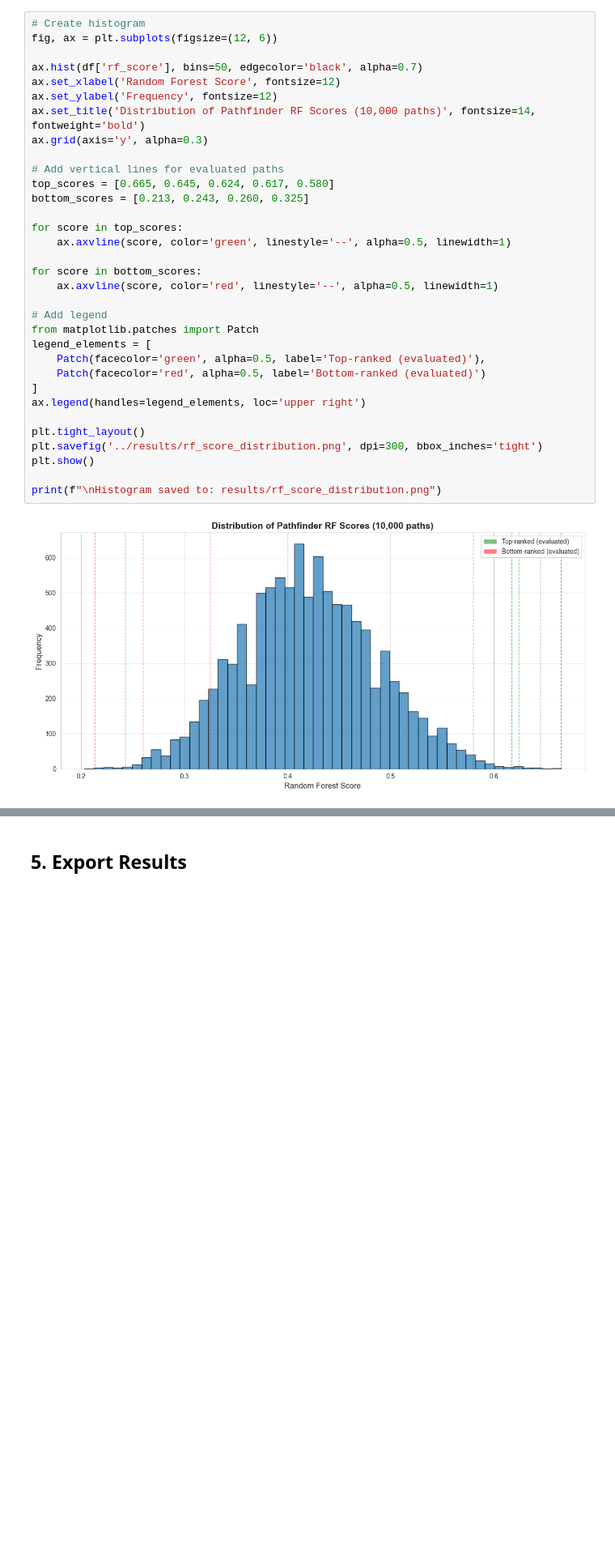
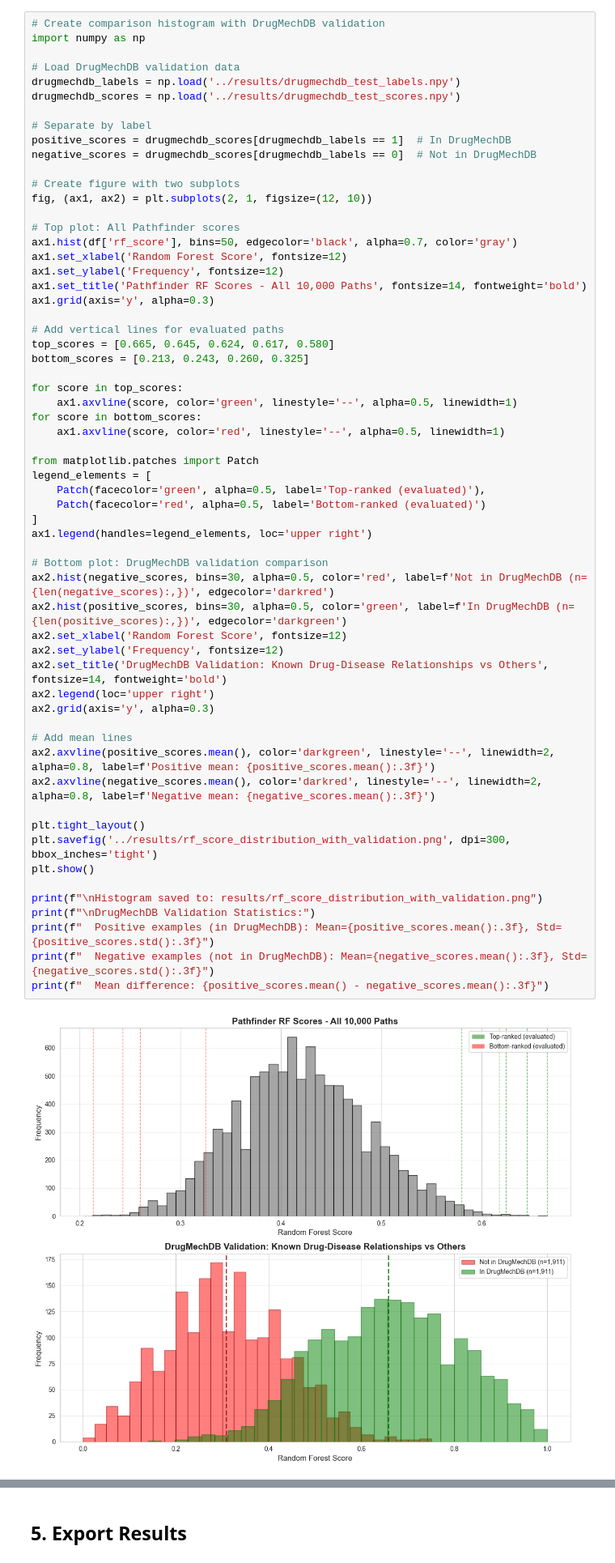
Before and after one commit to justaddcoffee/path_embedding, a Jupyter notebook: notebooks/evaluation_summary.ipynb, the cells around one changed output, grey strips where cells are left out. Shown at 81% size. Saved outputs shown, nothing was run; the diff lists cells and outputs as text; blank space fills up the shorter version.

```diff
--- a/notebooks/evaluation_summary.ipynb
+++ b/notebooks/evaluation_summary.ipynb
@@ -48,37 +48,64 @@ min          0.203333
 max          0.665000
 Name: rf_score, dtype: float64
 # %%
-# Create histogram
-fig, ax = plt.subplots(figsize=(12, 6))
+# Create comparison histogram with DrugMechDB validation
+import numpy as np
 
-ax.hist(df['rf_score'], bins=50, edgecolor='black', alpha=0.7)
-ax.set_xlabel('Random Forest Score', fontsize=12)
-ax.set_ylabel('Frequency', fontsize=12)
-ax.set_title('Distribution of Pathfinder RF Scores (10,000 paths)', fontsize=14, fontweight='bold')
-ax.grid(axis='y', alpha=0.3)
+# Load DrugMechDB validation data
+drugmechdb_labels = np.load('../results/drugmechdb_test_labels.npy')
+drugmechdb_scores = np.load('../results/drugmechdb_test_scores.npy')
+
+# Separate by label
+positive_scores = drugmechdb_scores[drugmechdb_labels == 1]  # In DrugMechDB
+negative_scores = drugmechdb_scores[drugmechdb_labels == 0]  # Not in DrugMechDB
+
+# Create figure with two subplots
+fig, (ax1, ax2) = plt.subplots(2, 1, figsize=(12, 10))
+
+# Top plot: All Pathfinder scores
+ax1.hist(df['rf_score'], bins=50, edgecolor='black', alpha=0.7, color='gray')
+ax1.set_xlabel('Random Forest Score', fontsize=12)
+ax1.set_ylabel('Frequency', fontsize=12)
+ax1.set_title('Pathfinder RF Scores - All 10,000 Paths', fontsize=14, fontweight='bold')
+ax1.grid(axis='y', alpha=0.3)
 
 # Add vertical lines for evaluated paths
 top_scores = [0.665, 0.645, 0.624, 0.617, 0.580]
 bottom_scores = [0.213, 0.243, 0.260, 0.325]
 
 for score in top_scores:
-    ax.axvline(score, color='green', linestyle='--', alpha=0.5, linewidth=1)
+    ax1.axvline(score, color='green', linestyle='--', alpha=0.5, linewidth=1)
+for score in bottom_scores:
+    ax1.axvline(score, color='red', linestyle='--', alpha=0.5, linewidth=1)
 
-for score in bottom_scores:
-    ax.axvline(score, color='red', linestyle='--', alpha=0.5, linewidth=1)
-
-# Add legend
 from matplotlib.patches import Patch
 legend_elements = [
     Patch(facecolor='green', alpha=0.5, label='Top-ranked (evaluated)'),
     Patch(facecolor='red', alpha=0.5, label='Bottom-ranked (evaluated)')
 ]
-ax.legend(handles=legend_elements, loc='upper right')
+ax1.legend(handles=legend_elements, loc='upper right')
+
+# Bottom plot: DrugMechDB validation comparison
+ax2.hist(negative_scores, bins=30, alpha=0.5, color='red', label=f'Not in DrugMechDB (n={len(negative_scores):,})', edgecolor='darkred')
+ax2.hist(positive_scores, bins=30, alpha=0.5, color='green', label=f'In DrugMechDB (n={len(positive_scores):,})', edgecolor='darkgreen')
+ax2.set_xlabel('Random Forest Score', fontsize=12)
+ax2.set_ylabel('Frequency', fontsize=12)
+ax2.set_title('DrugMechDB Validation: Known Drug-Disease Relationships vs Others', fontsize=14, fontweight='bold')
+ax2.legend(loc='upper right')
+ax2.grid(axis='y', alpha=0.3)
+
+# Add mean lines
+ax2.axvline(positive_scores.mean(), color='darkgreen', linestyle='--', linewidth=2, alpha=0.8, label=f'Positive mean: {positive_scores.mean():.3f}')
+ax2.axvline(negative_scores.mean(), color='darkred', linestyle='--', linewidth=2, alpha=0.8, label=f'Negative mean: {negative_scores.mean():.3f}')
 
 plt.tight_layout()
-plt.savefig('../results/rf_score_distribution.png', dpi=300, bbox_inches='tight')
+plt.savefig('../results/rf_score_distribution_with_validation.png', dpi=300, bbox_inches='tight')
 plt.show()
 
-print(f"\nHistogram saved to: results/rf_score_distribution.png")
+print(f"\nHistogram saved to: results/rf_score_distribution_with_validation.png")
+print(f"\nDrugMechDB Validation Statistics:")
+print(f"  Positive examples (in DrugMechDB): Mean={positive_scores.mean():.3f}, Std={positive_scores.std():.3f}")
+print(f"  Negative examples (not in DrugMechDB): Mean={negative_scores.mean():.3f}, Std={negative_scores.std():.3f}")
+print(f"  Mean difference: {positive_scores.mean() - negative_scores.mean():.3f}")
 # %% [output]
-[figure, old version]
+[figure, new version]
```
Also changed, not shown: parts of 5 cells of this notebook, 1 other file.
